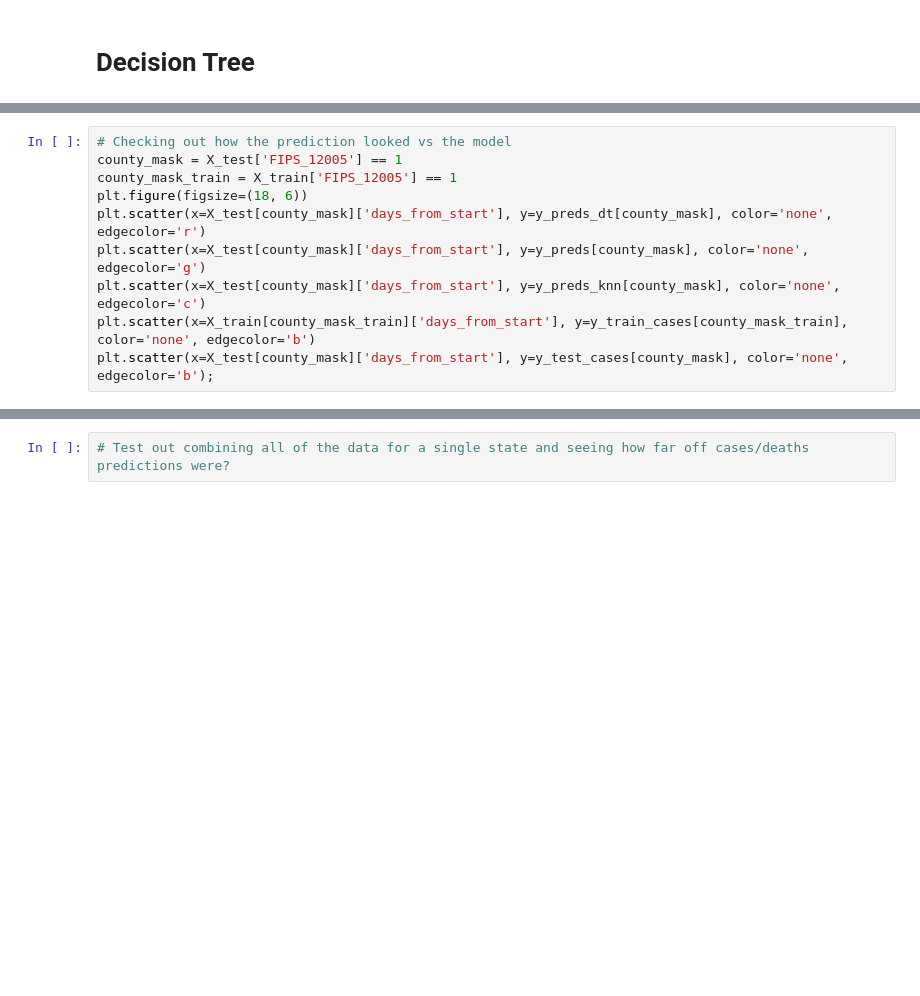
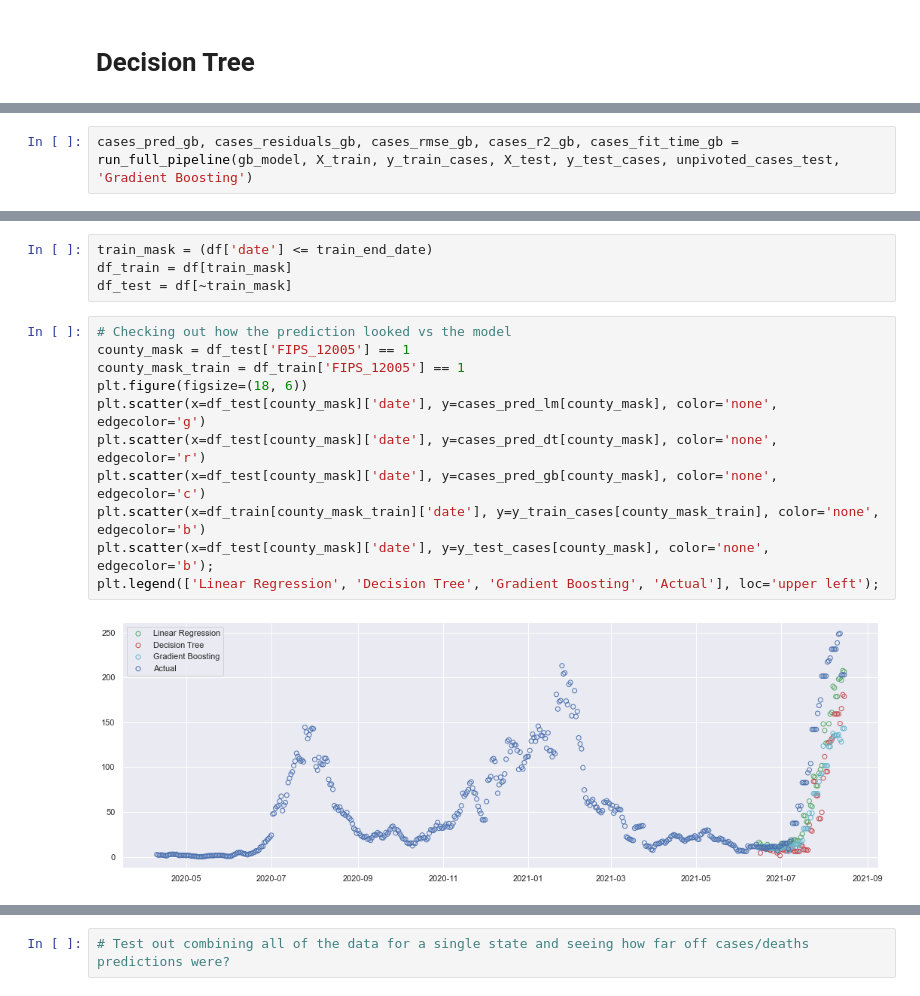
Before and after one commit to ehmartens/cs5644-project, a Jupyter notebook: Modeling Notebook.ipynb, the cells around one changed output, grey strips where cells are left out. Saved outputs shown, nothing was run; the diff lists cells and outputs as text; blank space fills up the shorter version.

```diff
--- a/Modeling Notebook.ipynb
+++ b/Modeling Notebook.ipynb
@@ -243,0 +235,2 @@ print('KNN Regression RMSE:', rmse_knn)
+# %%
+cases_pred_gb, cases_residuals_gb, cases_rmse_gb, cases_r2_gb, cases_fit_time_gb = run_full_pipeline(gb_model, X_train, y_train_cases, X_test, y_test_cases, unpivoted_cases_test, 'Gradient Boosting')
@@ -244,13 +292,20 @@ print('KNN Regression RMSE:', rmse_knn)
+# %%
+train_mask = (df['date'] <= train_end_date)
+df_train = df[train_mask]
+df_test = df[~train_mask]
 # %%
 # Checking out how the prediction looked vs the model
-county_mask = X_test['FIPS_12005'] == 1
-county_mask_train = X_train['FIPS_12005'] == 1
+county_mask = df_test['FIPS_12005'] == 1
+county_mask_train = df_train['FIPS_12005'] == 1
 plt.figure(figsize=(18, 6))
-plt.scatter(x=X_test[county_mask]['days_from_start'], y=y_preds_dt[county_mask], color='none', edgecolor='r')
-plt.scatter(x=X_test[county_mask]['days_from_start'], y=y_preds[county_mask], color='none', edgecolor='g')
-plt.scatter(x=X_test[county_mask]['days_from_start'], y=y_preds_knn[county_mask], color='none', edgecolor='c')
-plt.scatter(x=X_train[county_mask_train]['days_from_start'], y=y_train_cases[county_mask_train], color='none', edgecolor='b')
-plt.scatter(x=X_test[county_mask]['days_from_start'], y=y_test_cases[county_mask], color='none', edgecolor='b');
+plt.scatter(x=df_test[county_mask]['date'], y=cases_pred_lm[county_mask], color='none', edgecolor='g')
+plt.scatter(x=df_test[county_mask]['date'], y=cases_pred_dt[county_mask], color='none', edgecolor='r')
+plt.scatter(x=df_test[county_mask]['date'], y=cases_pred_gb[county_mask], color='none', edgecolor='c')
+plt.scatter(x=df_train[county_mask_train]['date'], y=y_train_cases[county_mask_train], color='none', edgecolor='b')
+plt.scatter(x=df_test[county_mask]['date'], y=y_test_cases[county_mask], color='none', edgecolor='b');
+plt.legend(['Linear Regression', 'Decision Tree', 'Gradient Boosting', 'Actual'], loc='upper left');
+# %% [output]
+[figure, added]
 # %%
 # Checking out how the prediction looked vs the model (Alexandria, VA FIPS 51510)
 county_mask = X_test['FIPS_51510'] == 1
```
Also changed, not shown: parts of 60 cells of this notebook, 5 other files.
